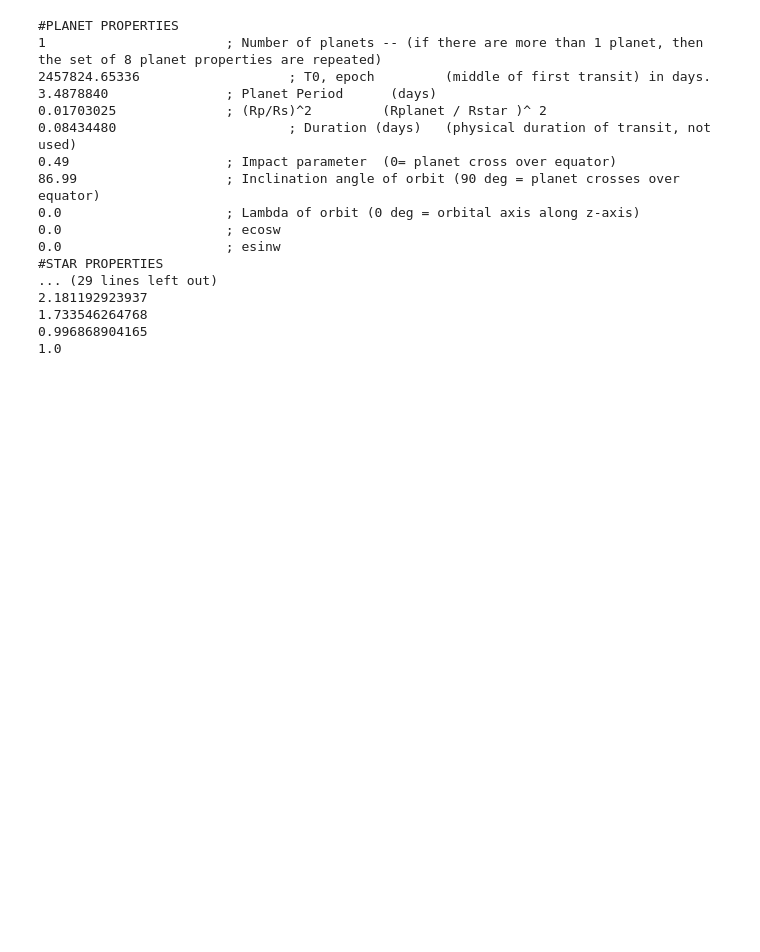
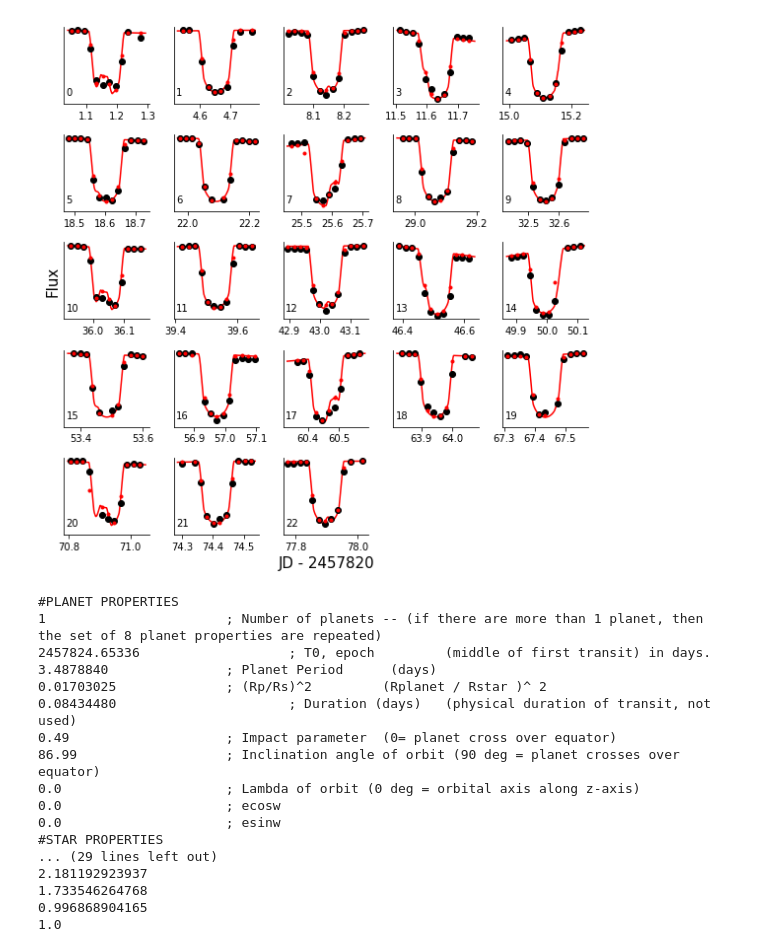
Before and after one commit to bmorris3/EPIC2475, a Jupyter notebook: chop_results.ipynb, the cells around one changed output. Cells and saved outputs as stored; diff of their text form; code cells hidden in the pictures; blank space fills up the shorter version.

```diff
--- a/chop_results.ipynb
+++ b/chop_results.ipynb
@@ -47,14 +56,10 @@ duration = transit_duration(params)
 params.duration = duration
 
 lc = LightCurve(table['JD'], flux)
-transits = LightCurve(**lc.mask_out_of_transit(params, oot_duration_fraction=2)).get_transit_light_curves(params)
+transits = LightCurve(**lc.mask_out_of_transit(params, oot_duration_fraction=1)).get_transit_light_curves(params)
 
 model_lc = LightCurve(stsp_time, stsp_flux)
-model_transits = LightCurve(**model_lc.mask_out_of_transit(params, oot_duration_fraction=2)).get_transit_light_curves(params)
+model_transits = LightCurve(**model_lc.mask_out_of_transit(params, oot_duration_fraction=1)).get_transit_light_curves(params)
+
+model_lowres_lc = LightCurve(stsp_lowres['col1'], stsp_lowres['col4'])
+model_lowres_transits = LightCurve(**model_lowres_lc.mask_out_of_transit(params, oot_duration_fraction=1)).get_transit_light_curves(params)
-# %%
-for i, transit, model in zip(range(len(transits)), transits, model_transits):
-    plt.title('Transit {0}'.format(i))
-    plt.plot(transit.times.jd, transit.fluxes/transit.fluxes.max(), 'ko', label='K2')
-    plt.plot(model.times.jd, model.fluxes/model.fluxes.max(), color='r', label='STSP')
-    plt.legend()
-    plt.show()
@@ -75,3 +66,49 @@ for i, transit, model in zip(range(len(transits)), transits, model_transits):
+# %%
+from scipy.stats import binned_statistic
+
+fig, ax = plt.subplots(5, 5, figsize=(8, 8), sharey=True)
+
+for i, transit, model, lowres in zip(range(len(transits)), transits, model_transits, model_lowres_transits):
+    ax = fig.axes[i]
+#     ax.set_title('Transit {0}'.format(i))
+
+    batman_model = batman.TransitModel(params, model.times.jd)
+    batman_fluxes = batman_model.light_curve(params)
+
+#     ax.plot(model.times.jd - minint, batman_fluxes/batman_fluxes.max(), color='gray', label='STSP (high res)')
+
+    ax.plot(model.times.jd - minint, model.fluxes/model.fluxes.max(), color='r', label='STSP (high res)')
+
+    ax.plot(transit.times.jd - minint, transit.fluxes/transit.fluxes.max(), 'ko', label='K2')
+
+    times = transit.times.jd - minint
+    timebins = np.concatenate([times, [times.max() + 0.5/24]]) - 0.25/24
+    bs = binned_statistic(model.times.jd - minint, model.fluxes/model.fluxes.max(),
+                          statistic='mean', bins=timebins)
+
+    ax.plot(times, bs.statistic, 'r.', label='STSP')
+
+    ax.annotate("{0}".format(i), xy=(min(model.times.jd - minint) - 0.005, 0.98))
+    for s in ['right', 'top']:
+        ax.spines[s].set_visible(False)
+#     ax.legend()
+
+
+for i in range(23, 25):
+    for s in ['right', 'top', 'bottom', 'left']:
+        ax = fig.axes[i]
+        ax.spines[s].set_visible(False)
+        ax.set_xticks([])
+        ax.set_yticks([])
+
+fig.axes[10].set_ylabel('Flux', fontsize=15)
+fig.axes[22].set_xlabel('JD - {0}'.format(minint), fontsize=15)
+
+fig.tight_layout()
+fig.savefig('paper_plots/transits.pdf', bbox_inches='tight')
+plt.show()
+# %% [output]
+[figure, added]
 # %%
 !cat s.in
 # %% [output]
```
Also changed, not shown: parts of 5 cells of this notebook, 2 other files.
